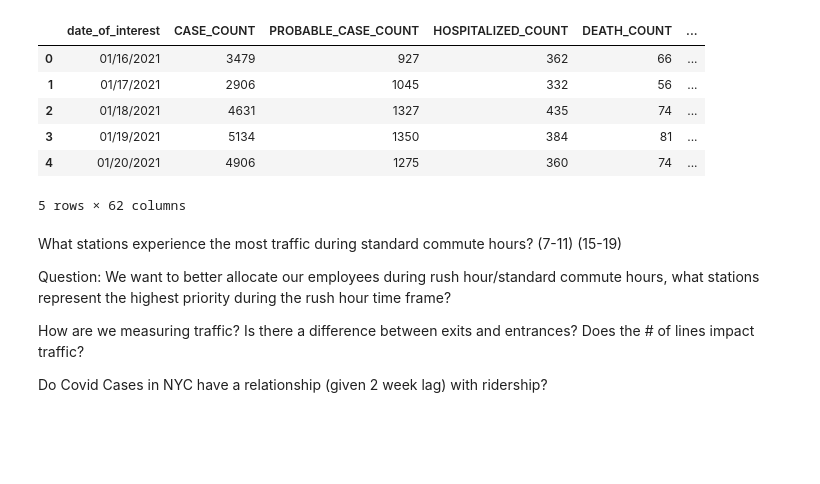
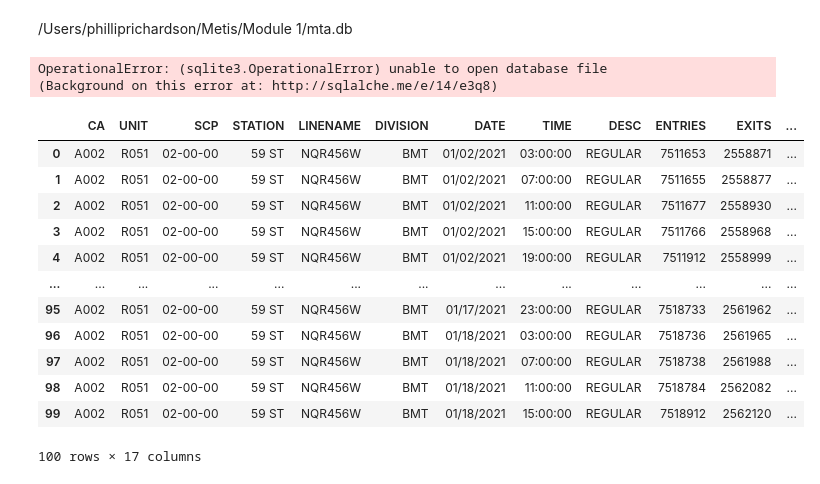
Before and after one commit to phillrich13/EDA, a Jupyter notebook: Data Aggregation.ipynb, the cells around one changed output. Drawn from its saved outputs; the diff is of its cells as text; code cells hidden in the pictures; blank space fills up the shorter version.

```diff
--- a/Data Aggregation.ipynb
+++ b/Data Aggregation.ipynb
@@ -11,25 +11,39 @@ for week_num in week_nums:
+# %% [markdown]
+/Users/philliprichardson/Metis/Module 1/mta.db
 # %%
 from sqlalchemy import create_engine
 import pandas as pd
 
-engine = create_engine("sqlite:///mta.db")
-all_data = pd.read_sql('SELECT * FROM mta_data;', engine)
+
+engine = create_engine("sqlite:///Users/philliprichardson/Metis/Module 1/mta.db")
+all_data = pd.read_sql('with mta as(select *, row_number() over (PARTITION by CA, UNIT,  STATION,  SCP, date, time order by CA, UNIT,  STATION,  SCP, date, time) as dupes from mta_data) select *, case when (time between 11 and 12) or (time between 19 and 20) then 1 else 0 end as rush_hour, LAG ( entries, 1, 0 ) OVER ( partition by CA, UNIT,  STATION,  SCP ORDER BY date, time)  as entered, LAG ( exits, 1, 0 ) OVER ( partition by CA, UNIT,  STATION,  SCP ORDER BY date, time) as exited from mta where dupes = 1;', engine)
 all_data2 = pd.read_sql('SELECT * FROM NYC_Covid;', engine)
+# %% [output]
+OperationalError: (sqlite3.OperationalError) unable to open database file
+(Background on this error at: http://sqlalche.me/e/14/e3q8)
 # %%
-all_data2.head()
+import datetime
+
+all_data.head()
+# type(all_data['DATE'][0])
+
+all_data['DOW'] = pd.to_datetime(all_data['DATE'])
+# type(all_data['DOW'][0])
+all_data['DOW1'] = all_data['DOW'].dt.strftime('%a')
+all_data.head(100)
+
+# all_data['DOW'] = pd.to_datetime(all_data['DATE'], format = '%M/%d/%y')
 # %% [output]
-|  | date_of_interest | CASE_COUNT | PROBABLE_CASE_COUNT | HOSPITALIZED_COUNT | DEATH_COUNT | ... |
-| 0 | 01/16/2021 | 3479 | 927 | 362 | 66 | ... |
-| 1 | 01/17/2021 | 2906 | 1045 | 332 | 56 | ... |
-| 2 | 01/18/2021 | 4631 | 1327 | 435 | 74 | ... |
-| 3 | 01/19/2021 | 5134 | 1350 | 384 | 81 | ... |
-| 4 | 01/20/2021 | 4906 | 1275 | 360 | 74 | ... |
+|  | CA | UNIT | SCP | STATION | LINENAME | DIVISION | DATE | TIME | DESC | ENTRIES | EXITS | ... |
+| 0 | A002 | R051 | 02-00-00 | 59 ST | NQR456W | BMT | 01/02/2021 | 03:00:00 | REGULAR | 7511653 | 2558871 | ... |
+| 1 | A002 | R051 | 02-00-00 | 59 ST | NQR456W | BMT | 01/02/2021 | 07:00:00 | REGULAR | 7511655 | 2558877 | ... |
+| 2 | A002 | R051 | 02-00-00 | 59 ST | NQR456W | BMT | 01/02/2021 | 11:00:00 | REGULAR | 7511677 | 2558930 | ... |
+| 3 | A002 | R051 | 02-00-00 | 59 ST | NQR456W | BMT | 01/02/2021 | 15:00:00 | REGULAR | 7511766 | 2558968 | ... |
+| 4 | A002 | R051 | 02-00-00 | 59 ST | NQR456W | BMT | 01/02/2021 | 19:00:00 | REGULAR | 7511912 | 2558999 | ... |
+| ... | ... | ... | ... | ... | ... | ... | ... | ... | ... | ... | ... | ... |
+| 95 | A002 | R051 | 02-00-00 | 59 ST | NQR456W | BMT | 01/17/2021 | 23:00:00 | REGULAR | 7518733 | 2561962 | ... |
+| 96 | A002 | R051 | 02-00-00 | 59 ST | NQR456W | BMT | 01/18/2021 | 03:00:00 | REGULAR | 7518736 | 2561965 | ... |
+| 97 | A002 | R051 | 02-00-00 | 59 ST | NQR456W | BMT | 01/18/2021 | 07:00:00 | REGULAR | 7518738 | 2561988 | ... |
+| 98 | A002 | R051 | 02-00-00 | 59 ST | NQR456W | BMT | 01/18/2021 | 11:00:00 | REGULAR | 7518784 | 2562082 | ... |
+| 99 | A002 | R051 | 02-00-00 | 59 ST | NQR456W | BMT | 01/18/2021 | 15:00:00 | REGULAR | 7518912 | 2562120 | ... |
-5 rows × 62 columns
+100 rows × 17 columns
-# %% [markdown]
-What stations experience the most traffic during standard commute hours? (7-11) (15-19)
-
-Question: We want to better allocate our employees during rush hour/standard commute hours, what stations represent the highest priority during the rush hour time frame?
-
-How are we measuring traffic? Is there a difference between exits and entrances? Does the # of lines impact traffic?
-
-Do Covid Cases in NYC have a relationship (given 2 week lag) with ridership?
```
Also changed, not shown: parts of 4 cells of this notebook.
